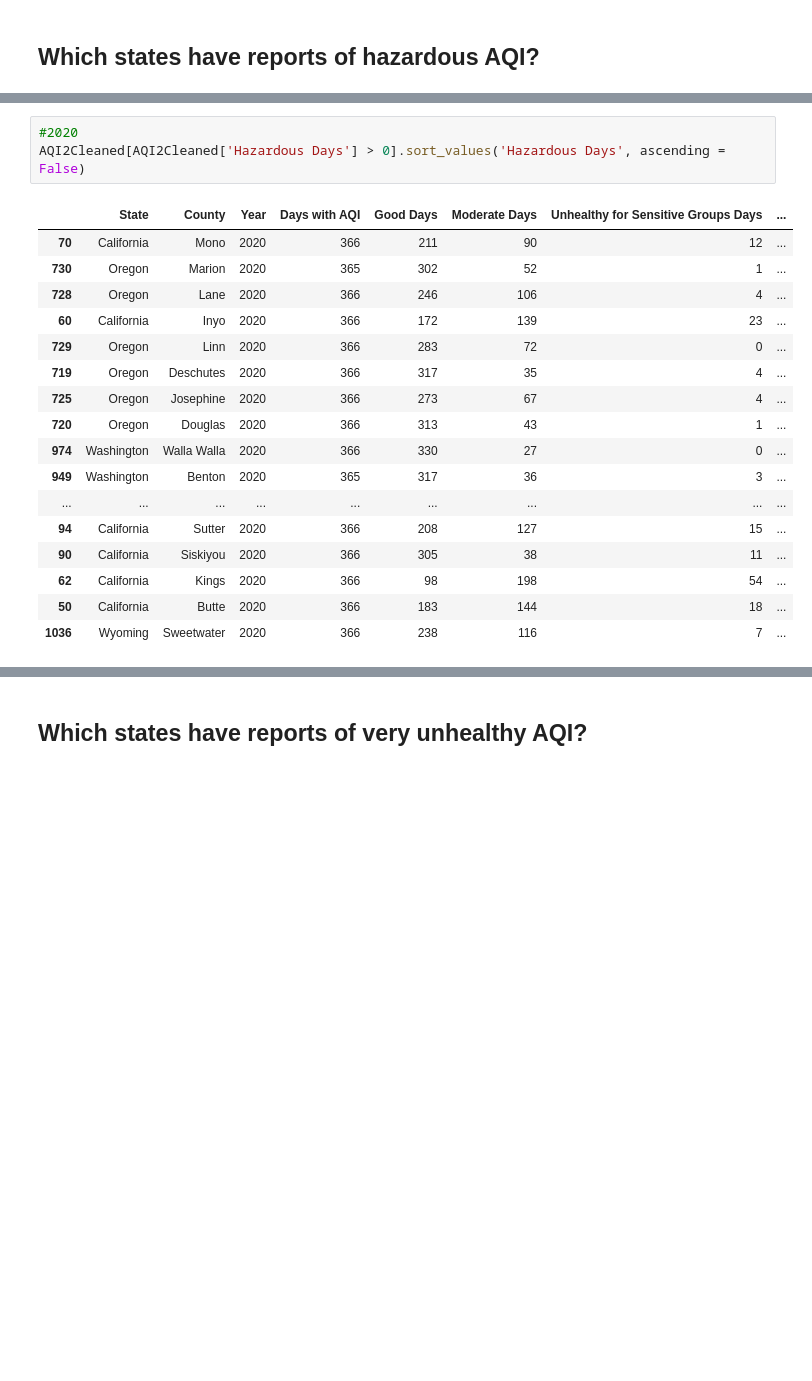
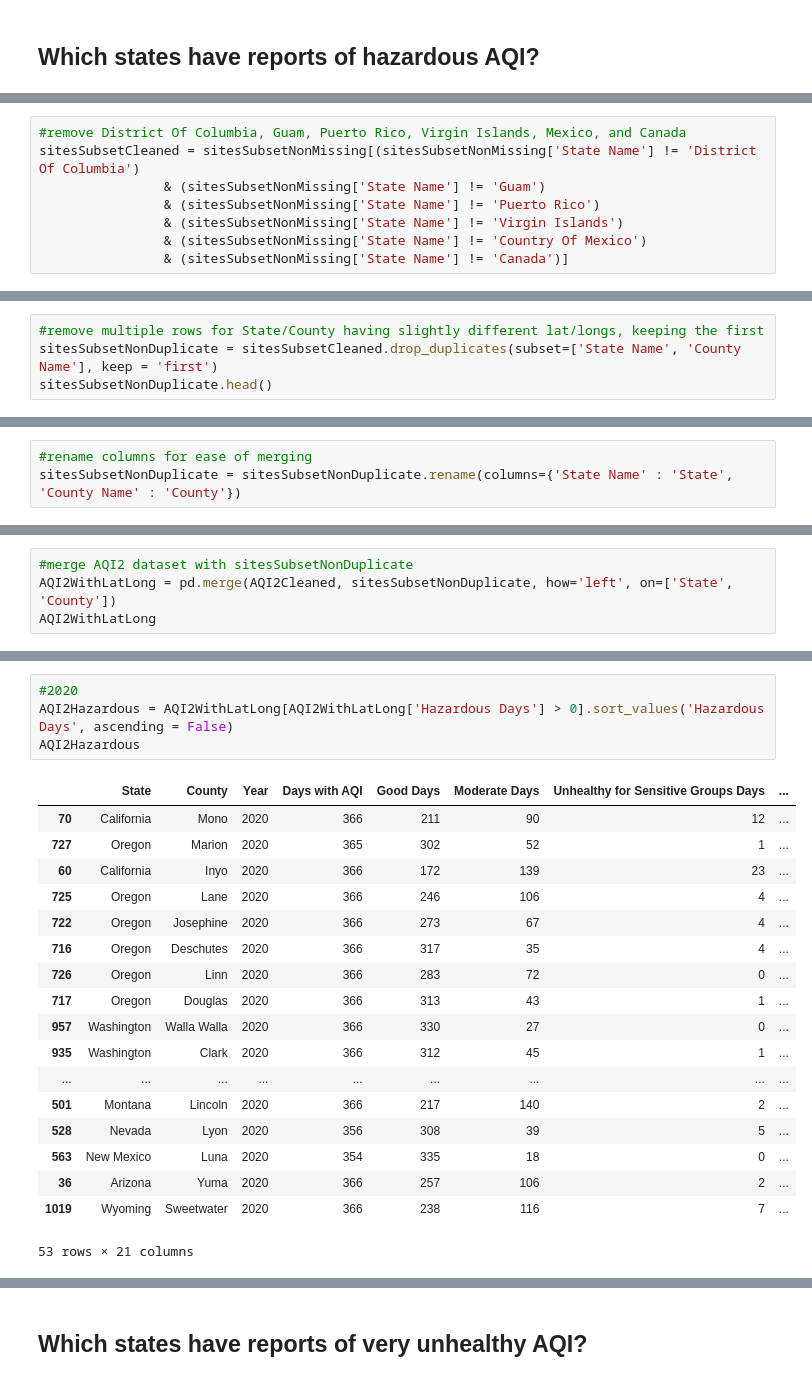
Before and after one commit to mjlaw/FIT_capstone, a Jupyter notebook: Jupyter_notebooks/AQI studies.ipynb, the cells around one changed output, grey strips where cells are left out. Drawn from its saved outputs; the diff is of its cells as text; blank space fills up the shorter version.

```diff
--- a/Jupyter_notebooks/AQI studies.ipynb
+++ b/Jupyter_notebooks/AQI studies.ipynb
@@ -171,0 +405,8 @@ AQI0Cleaned[AQI0Cleaned['Hazardous Days'] > 0].sort_values('Hazardous Days', asc
+# %%
+#remove District Of Columbia, Guam, Puerto Rico, Virgin Islands, Mexico, and Canada
+sitesSubsetCleaned = sitesSubsetNonMissing[(sitesSubsetNonMissing['State Name'] != 'District Of Columbia')
+                & (sitesSubsetNonMissing['State Name'] != 'Guam')
+                & (sitesSubsetNonMissing['State Name'] != 'Puerto Rico')
+                & (sitesSubsetNonMissing['State Name'] != 'Virgin Islands')
+                & (sitesSubsetNonMissing['State Name'] != 'Country Of Mexico')
+                & (sitesSubsetNonMissing['State Name'] != 'Canada')]
@@ -171,0 +417,4 @@ AQI0Cleaned[AQI0Cleaned['Hazardous Days'] > 0].sort_values('Hazardous Days', asc
+# %%
+#remove multiple rows for State/County having slightly different lat/longs, keeping the first
+sitesSubsetNonDuplicate = sitesSubsetCleaned.drop_duplicates(subset=['State Name', 'County Name'], keep = 'first')
+sitesSubsetNonDuplicate.head()
@@ -171,0 +432,3 @@ AQI0Cleaned[AQI0Cleaned['Hazardous Days'] > 0].sort_values('Hazardous Days', asc
+# %%
+#rename columns for ease of merging
+sitesSubsetNonDuplicate = sitesSubsetNonDuplicate.rename(columns={'State Name' : 'State', 'County Name' : 'County'})
@@ -186,0 +526,4 @@ AQI1Cleaned[AQI1Cleaned['Hazardous Days'] > 0].sort_values('Hazardous Days', asc
+# %%
+#merge AQI2 dataset with sitesSubsetNonDuplicate
+AQI2WithLatLong = pd.merge(AQI2Cleaned, sitesSubsetNonDuplicate, how='left', on=['State', 'County'])
+AQI2WithLatLong
@@ -187,21 +544,23 @@ AQI1Cleaned[AQI1Cleaned['Hazardous Days'] > 0].sort_values('Hazardous Days', asc
 # %%
 #2020
-AQI2Cleaned[AQI2Cleaned['Hazardous Days'] > 0].sort_values('Hazardous Days', ascending = False)
+AQI2Hazardous = AQI2WithLatLong[AQI2WithLatLong['Hazardous Days'] > 0].sort_values('Hazardous Days', ascending = False)
+AQI2Hazardous
 # %% [output]
 |  | State | County | Year | Days with AQI | Good Days | Moderate Days | Unhealthy for Sensitive Groups Days | ... |
 | 70 | California | Mono | 2020 | 366 | 211 | 90 | 12 | ... |
-| 730 | Oregon | Marion | 2020 | 365 | 302 | 52 | 1 | ... |
-| 728 | Oregon | Lane | 2020 | 366 | 246 | 106 | 4 | ... |
+| 727 | Oregon | Marion | 2020 | 365 | 302 | 52 | 1 | ... |
 | 60 | California | Inyo | 2020 | 366 | 172 | 139 | 23 | ... |
-| 729 | Oregon | Linn | 2020 | 366 | 283 | 72 | 0 | ... |
-| 719 | Oregon | Deschutes | 2020 | 366 | 317 | 35 | 4 | ... |
-| 725 | Oregon | Josephine | 2020 | 366 | 273 | 67 | 4 | ... |
-| 720 | Oregon | Douglas | 2020 | 366 | 313 | 43 | 1 | ... |
-| 974 | Washington | Walla Walla | 2020 | 366 | 330 | 27 | 0 | ... |
-| 949 | Washington | Benton | 2020 | 365 | 317 | 36 | 3 | ... |
+| 725 | Oregon | Lane | 2020 | 366 | 246 | 106 | 4 | ... |
+| 722 | Oregon | Josephine | 2020 | 366 | 273 | 67 | 4 | ... |
+| 716 | Oregon | Deschutes | 2020 | 366 | 317 | 35 | 4 | ... |
+| 726 | Oregon | Linn | 2020 | 366 | 283 | 72 | 0 | ... |
+| 717 | Oregon | Douglas | 2020 | 366 | 313 | 43 | 1 | ... |
+| 957 | Washington | Walla Walla | 2020 | 366 | 330 | 27 | 0 | ... |
+| 935 | Washington | Clark | 2020 | 366 | 312 | 45 | 1 | ... |
 | ... | ... | ... | ... | ... | ... | ... | ... | ... |
-| 94 | California | Sutter | 2020 | 366 | 208 | 127 | 15 | ... |
-| 90 | California | Siskiyou | 2020 | 366 | 305 | 38 | 11 | ... |
-| 62 | California | Kings | 2020 | 366 | 98 | 198 | 54 | ... |
-| 50 | California | Butte | 2020 | 366 | 183 | 144 | 18 | ... |
-| 1036 | Wyoming | Sweetwater | 2020 | 366 | 238 | 116 | 7 | ... |
+| 501 | Montana | Lincoln | 2020 | 366 | 217 | 140 | 2 | ... |
+| 528 | Nevada | Lyon | 2020 | 356 | 308 | 39 | 5 | ... |
+| 563 | New Mexico | Luna | 2020 | 354 | 335 | 18 | 0 | ... |
+| 36 | Arizona | Yuma | 2020 | 366 | 257 | 106 | 2 | ... |
+| 1019 | Wyoming | Sweetwater | 2020 | 366 | 238 | 116 | 7 | ... |
+53 rows × 21 columns
```
Also changed, not shown: parts of 104 cells of this notebook.
